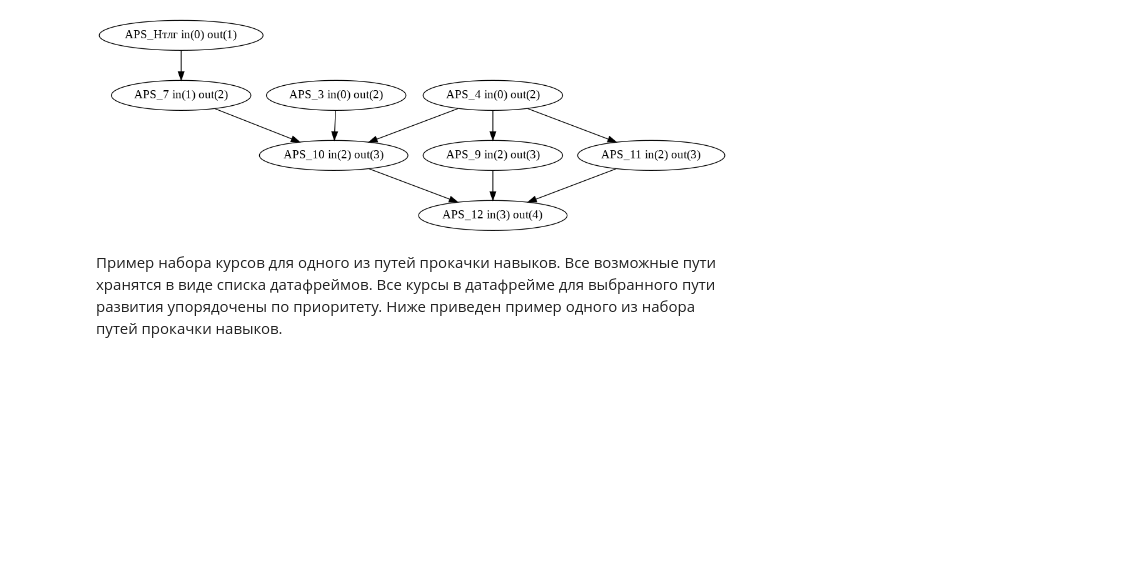
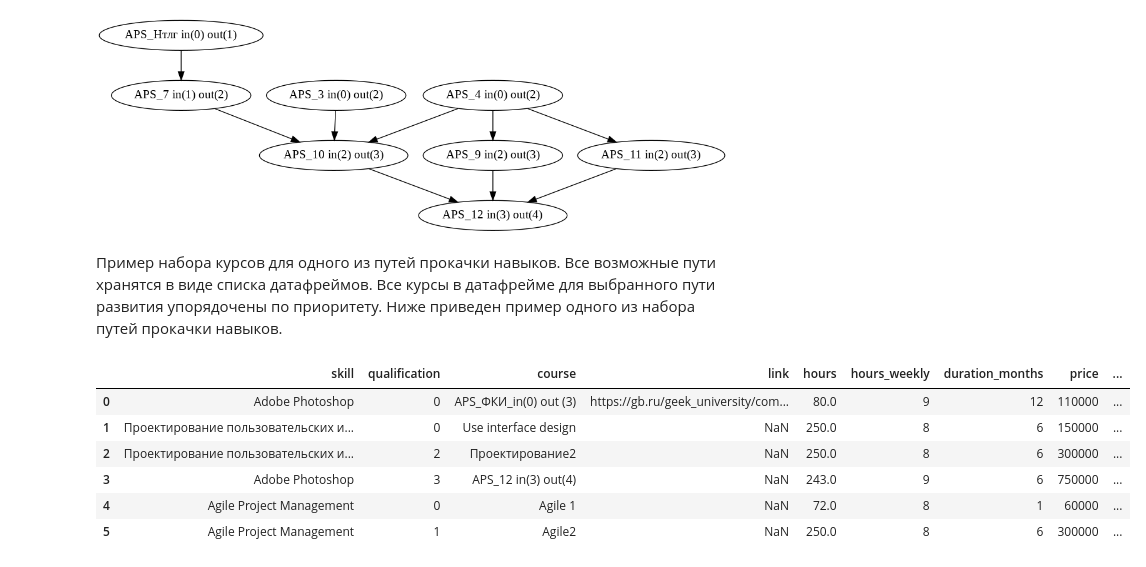
Before and after one commit to onlynewbies5/moskow-city-hack21, a Jupyter notebook: ProjectN5/SkillPathBuild.ipynb, the cells around one changed output. Saved outputs shown, nothing was run; the diff lists cells and outputs as text; code cells hidden in the pictures; blank space fills up the shorter version.

```diff
--- a/ProjectN5/SkillPathBuild.ipynb
+++ b/ProjectN5/SkillPathBuild.ipynb
@@ -609,4 +613,4 @@ Image(data=png_str3)
 # %% [output]
 [figure]
 # %%
-coursesDB = FinalOutput(client1, vacs_ideal, courses_db, 4, 1750000, 'money')
+coursesDB, skill_path = FinalOutput(client1, vacs_ideal, courses_db, 4, 1700000, 'money')
@@ -613,3 +619,13 @@ coursesDB = FinalOutput(client1, vacs_ideal, courses_db, 4, 1750000, 'money')
 # %% [markdown]
 Пример набора курсов для одного из путей прокачки навыков. Все возможные пути хранятся в виде списка датафреймов. Вcе курсы в датафрейме для выбранного пути развития упорядочены по приоритету.
 Ниже приведен пример одного из набора путей прокачки навыков.
+# %%
+coursesDB[0]
+# %% [output]
+|  | skill | qualification | course | link | hours | hours_weekly | duration_months | price | ... |
+| 0 | Adobe Photoshop | 0 | APS_ФКИ_in(0) out (3) | https://gb.ru/geek_university/com... | 80.0 | 9 | 12 | 110000 | ... |
+| 1 | Проектирование пользовательских и... | 0 | Use interface design | NaN | 250.0 | 8 | 6 | 150000 | ... |
+| 2 | Проектирование пользовательских и... | 2 | Проектирование2 | NaN | 250.0 | 8 | 6 | 300000 | ... |
+| 3 | Adobe Photoshop | 3 | APS_12 in(3) out(4) | NaN | 243.0 | 9 | 6 | 750000 | ... |
+| 4 | Agile Project Management | 0 | Agile 1 | NaN | 72.0 | 8 | 1 | 60000 | ... |
+| 5 | Agile Project Management | 1 | Agile2 | NaN | 250.0 | 8 | 6 | 300000 | ... |
```
Also changed, not shown: parts of 7 cells of this notebook.
